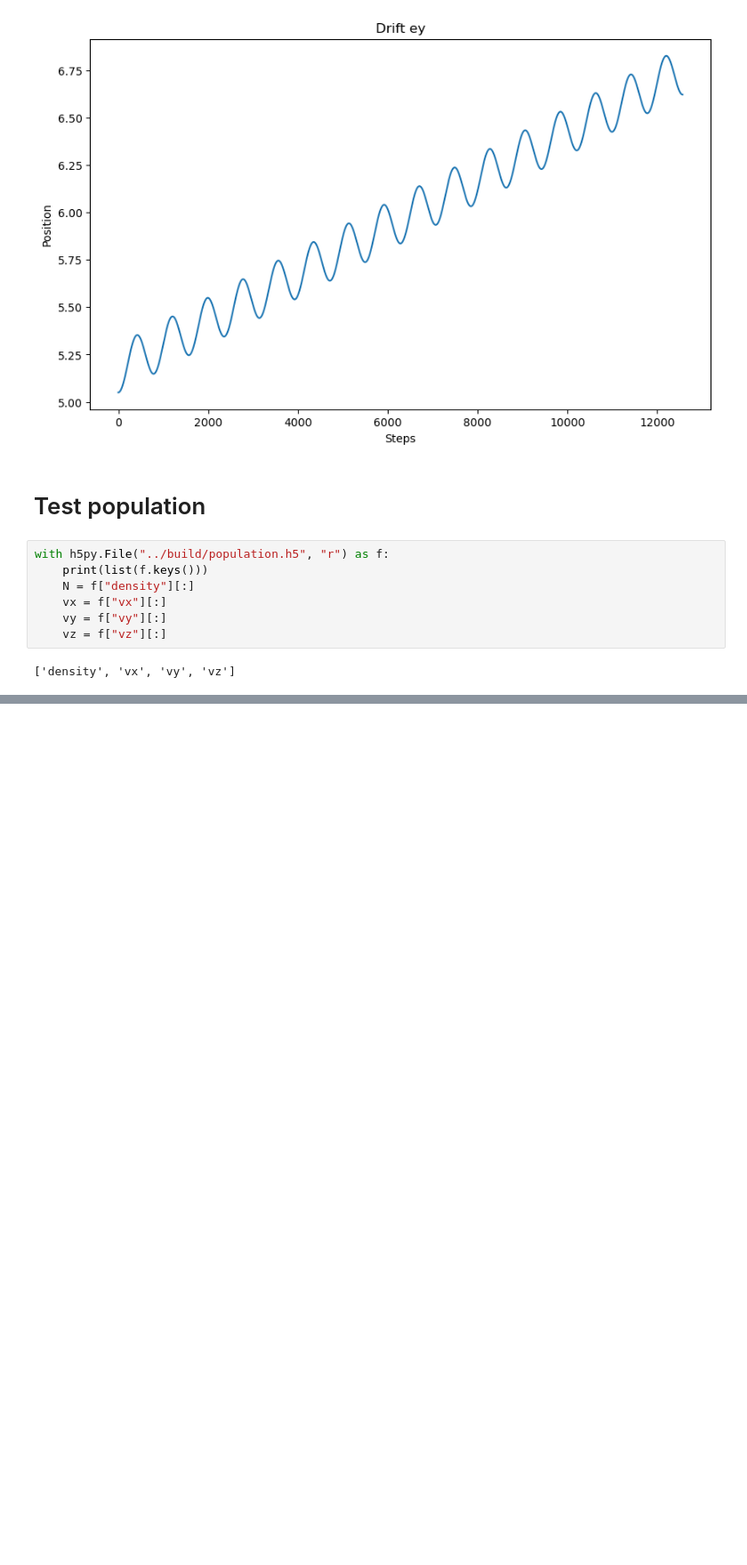
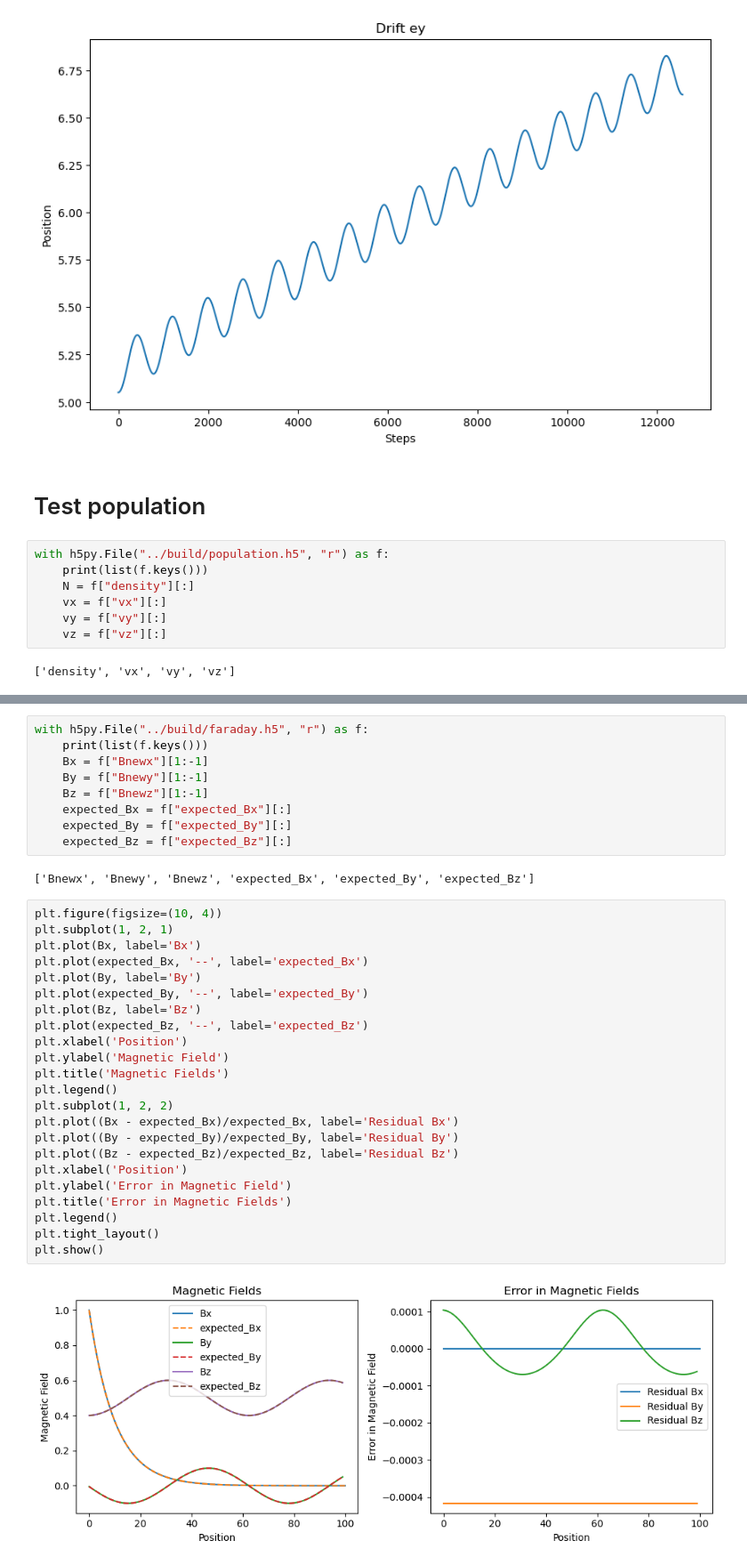
Before and after one commit to Adrian998obs/HPC_project, a Jupyter notebook: plot.ipynb, the cells around one changed output, grey strips where cells are left out. Shown: that part at 89% size. Drawn from its saved outputs; the diff is of its cells as text; blank space fills up the shorter version.

```diff
--- a/plot.ipynb
+++ b/plot.ipynb
@@ -85,0 +128,36 @@ plt.show()
+# %%
+with h5py.File("../build/faraday.h5", "r") as f:
+    print(list(f.keys()))
+    Bx = f["Bnewx"][1:-1]
+    By = f["Bnewy"][1:-1]
+    Bz = f["Bnewz"][1:-1]
+    expected_Bx = f["expected_Bx"][:]
+    expected_By = f["expected_By"][:]
+    expected_Bz = f["expected_Bz"][:]
+# %% [output]
+['Bnewx', 'Bnewy', 'Bnewz', 'expected_Bx', 'expected_By', 'expected_Bz']
+# %%
+plt.figure(figsize=(10, 4))
+plt.subplot(1, 2, 1)
+plt.plot(Bx, label='Bx')
+plt.plot(expected_Bx, '--', label='expected_Bx')
+plt.plot(By, label='By')
+plt.plot(expected_By, '--', label='expected_By')
+plt.plot(Bz, label='Bz')
+plt.plot(expected_Bz, '--', label='expected_Bz')
+plt.xlabel('Position')
+plt.ylabel('Magnetic Field')
+plt.title('Magnetic Fields')
+plt.legend()
+plt.subplot(1, 2, 2)
+plt.plot((Bx - expected_Bx)/expected_Bx, label='Residual Bx')
+plt.plot((By - expected_By)/expected_By, label='Residual By')
+plt.plot((Bz - expected_Bz)/expected_Bz, label='Residual Bz')
+plt.xlabel('Position')
+plt.ylabel('Error in Magnetic Field')
+plt.title('Error in Magnetic Fields')
+plt.legend()
+plt.tight_layout()
+plt.show()
+# %% [output]
+[figure, added]
```
Also changed, not shown: parts of 6 cells of this notebook, 6 other files.
